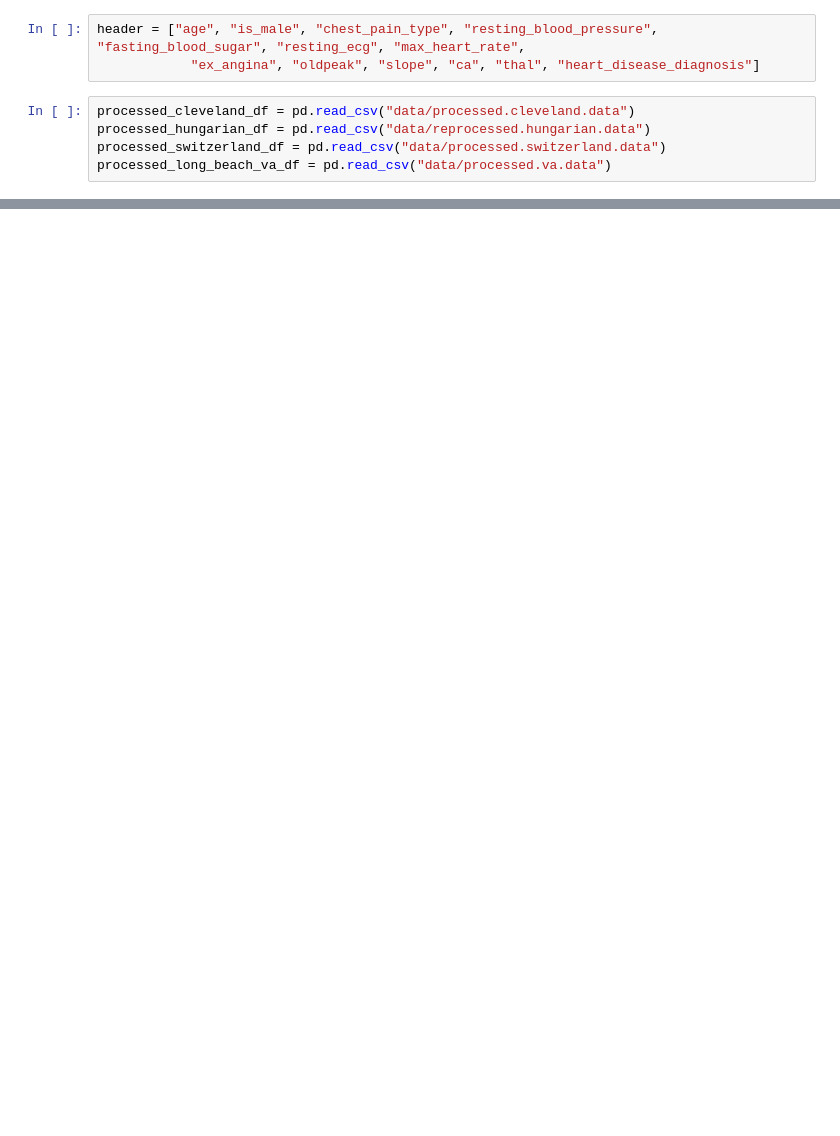
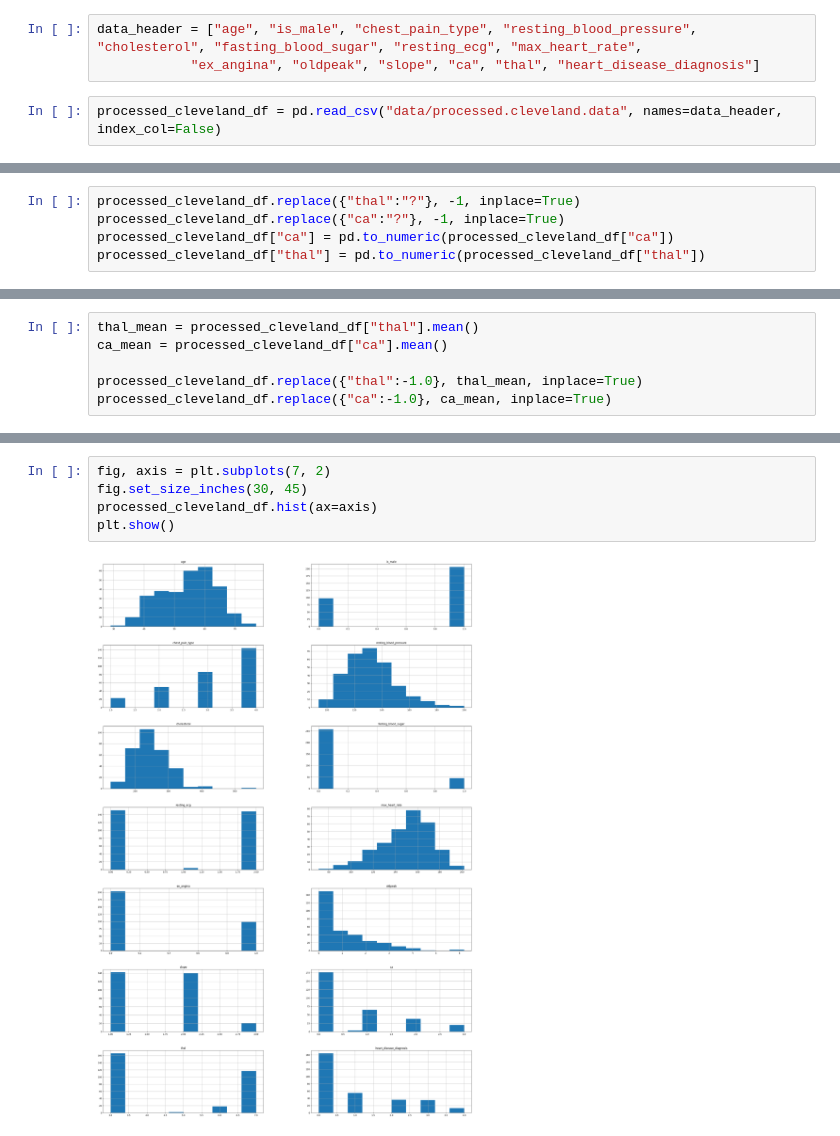
Before and after one commit to kacpersienkiewicz/ML-Repos, a Jupyter notebook: Heart Disease/main.ipynb, the cells around one changed output, grey strips where cells are left out. Drawn from its saved outputs; the diff is of its cells as text; blank space fills up the shorter version.

```diff
--- a/Heart Disease/main.ipynb
+++ b/Heart Disease/main.ipynb
@@ -22,8 +35,5 @@ import matplotlib.pyplot as plt
 # %%
-header = ["age", "is_male", "chest_pain_type", "resting_blood_pressure", "fasting_blood_sugar", "resting_ecg", "max_heart_rate",
+data_header = ["age", "is_male", "chest_pain_type", "resting_blood_pressure", "cholesterol", "fasting_blood_sugar", "resting_ecg", "max_heart_rate",
             "ex_angina", "oldpeak", "slope", "ca", "thal", "heart_disease_diagnosis"]
 # %%
-processed_cleveland_df = pd.read_csv("data/processed.cleveland.data")
-processed_hungarian_df = pd.read_csv("data/reprocessed.hungarian.data")
-processed_switzerland_df = pd.read_csv("data/processed.switzerland.data")
-processed_long_beach_va_df = pd.read_csv("data/processed.va.data")
+processed_cleveland_df = pd.read_csv("data/processed.cleveland.data", names=data_header, index_col=False)
@@ -29,0 +60,5 @@ processed_long_beach_va_df = pd.read_csv("data/processed.va.data")
+# %%
+processed_cleveland_df.replace({"thal":"?"}, -1, inplace=True)
+processed_cleveland_df.replace({"ca":"?"}, -1, inplace=True)
+processed_cleveland_df["ca"] = pd.to_numeric(processed_cleveland_df["ca"])
+processed_cleveland_df["thal"] = pd.to_numeric(processed_cleveland_df["thal"])
@@ -29,0 +86,6 @@ processed_long_beach_va_df = pd.read_csv("data/processed.va.data")
+# %%
+thal_mean = processed_cleveland_df["thal"].mean()
+ca_mean = processed_cleveland_df["ca"].mean()
+
+processed_cleveland_df.replace({"thal":-1.0}, thal_mean, inplace=True)
+processed_cleveland_df.replace({"ca":-1.0}, ca_mean, inplace=True)
@@ -29,0 +124,7 @@ processed_long_beach_va_df = pd.read_csv("data/processed.va.data")
+# %%
+fig, axis = plt.subplots(7, 2)
+fig.set_size_inches(30, 45)
+processed_cleveland_df.hist(ax=axis)
+plt.show()
+# %% [output]
+[figure, added]
```
Also changed, not shown: parts of 33 cells of this notebook.
